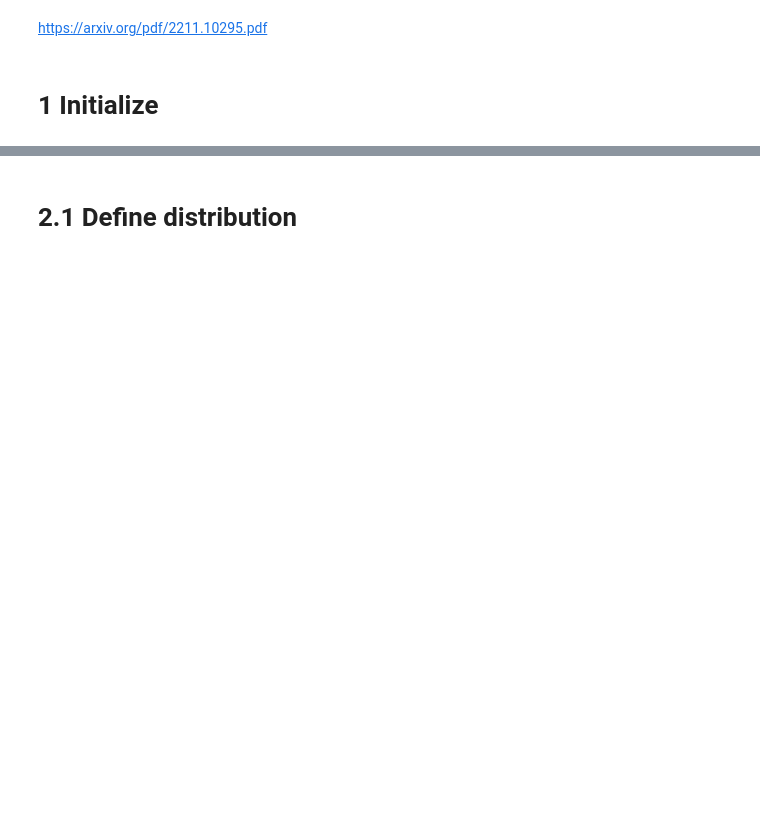
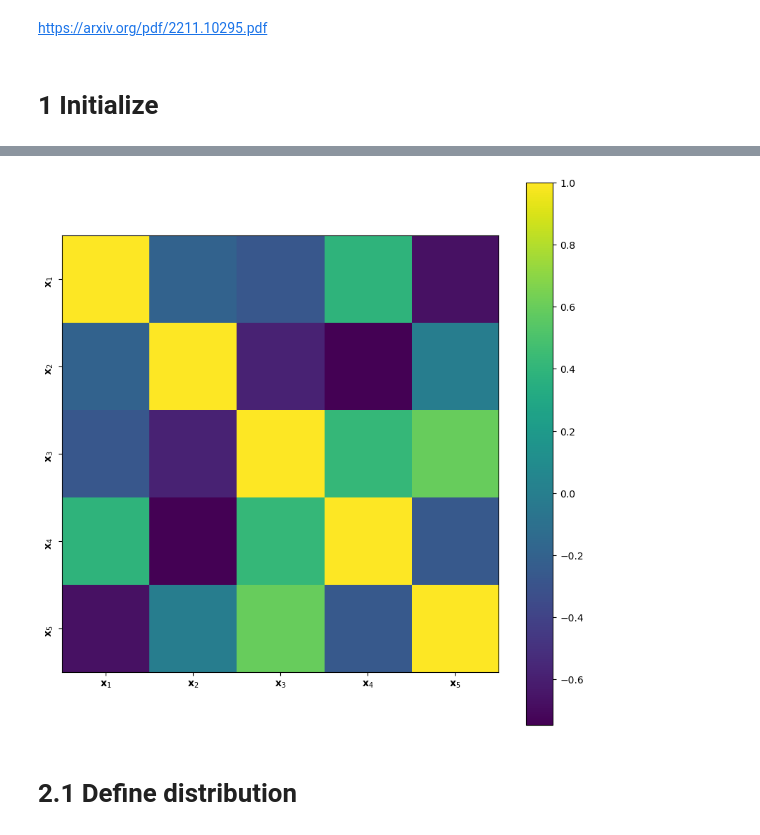
Before and after one commit to TwoSampleTests/GenerativeModelsMetrics, a Jupyter notebook: notebooks/Test_metrics.ipynb, the cells around one changed output, grey strips where cells are left out. Cells and saved outputs as stored; diff of their text form; code cells hidden in the pictures; blank space fills up the shorter version.

```diff
--- a/notebooks/Test_metrics.ipynb
+++ b/notebooks/Test_metrics.ipynb
@@ -127,3 +433,12 @@ Loaded 1 GPUs: ['NVIDIA A40']
+# %%
+plot_corr_matrix(dist = dist_2,
+                 path_to_plots = results_dir,
+                 max_points = 1_000_000,
+                 show_labels = True,
+                 show = True,
+                 save = False)
+# %% [output]
+[figure, added]
 # %% [markdown]
 # 2.1 Define distribution
 # %%
```
Also changed, not shown: parts of 14 cells of this notebook, 4 other files.
